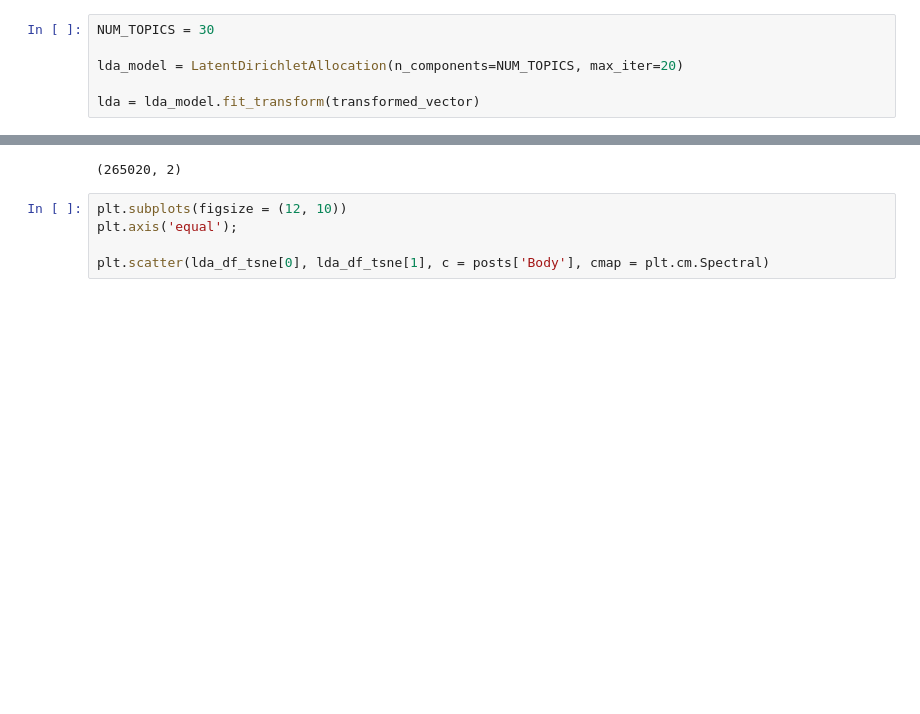
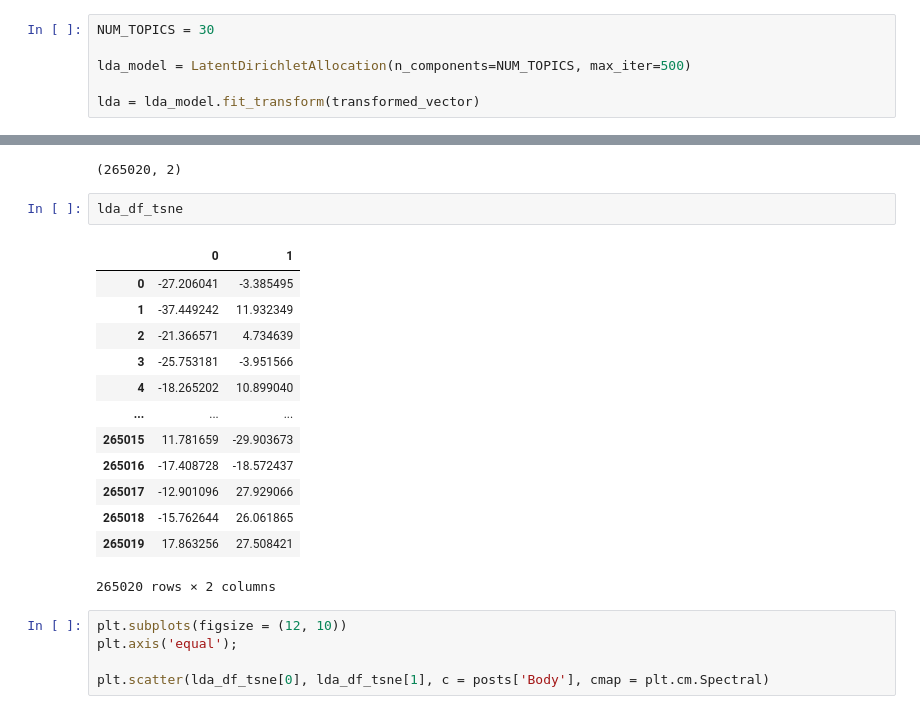
Before and after one commit to monjurmorshed793/cross-platform-so-data, a Jupyter notebook: topic-modeling.ipynb, the cells around one changed output, grey strips where cells are left out. Cells and saved outputs as stored; diff of their text form; blank space fills up the shorter version.

```diff
--- a/topic-modeling.ipynb
+++ b/topic-modeling.ipynb
@@ -204,6 +204,6 @@ feature_names[1000:1005]
 # %%
 NUM_TOPICS = 30
 
-lda_model = LatentDirichletAllocation(n_components=NUM_TOPICS, max_iter=20)
+lda_model = LatentDirichletAllocation(n_components=NUM_TOPICS, max_iter=500)
 
 lda = lda_model.fit_transform(transformed_vector)
@@ -255,6 +276,22 @@ lda_df_tsne = pd.DataFrame(lda_2d_tsne)
 lda_df_tsne.shape
 # %% [output]
 (265020, 2)
+# %%
+lda_df_tsne
+# %% [output]
+|  | 0 | 1 |
+| 0 | -27.206041 | -3.385495 |
+| 1 | -37.449242 | 11.932349 |
+| 2 | -21.366571 | 4.734639 |
+| 3 | -25.753181 | -3.951566 |
+| 4 | -18.265202 | 10.899040 |
+| ... | ... | ... |
+| 265015 | 11.781659 | -29.903673 |
+| 265016 | -17.408728 | -18.572437 |
+| 265017 | -12.901096 | 27.929066 |
+| 265018 | -15.762644 | 26.061865 |
+| 265019 | 17.863256 | 27.508421 |
+265020 rows × 2 columns
 # %%
 plt.subplots(figsize = (12, 10))
 plt.axis('equal');
```
Also changed, not shown: parts of 4 cells of this notebook, 1 other file.
